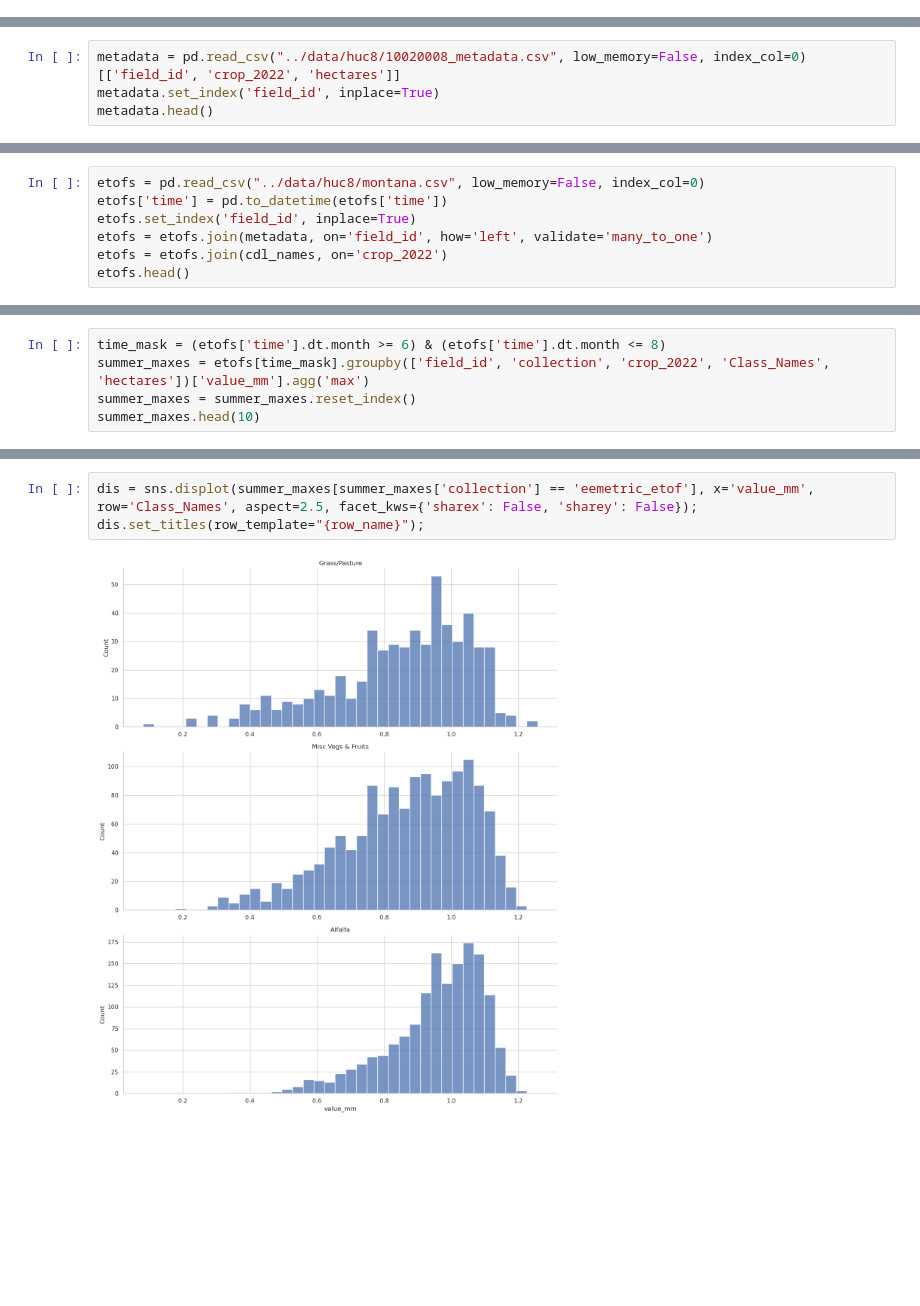
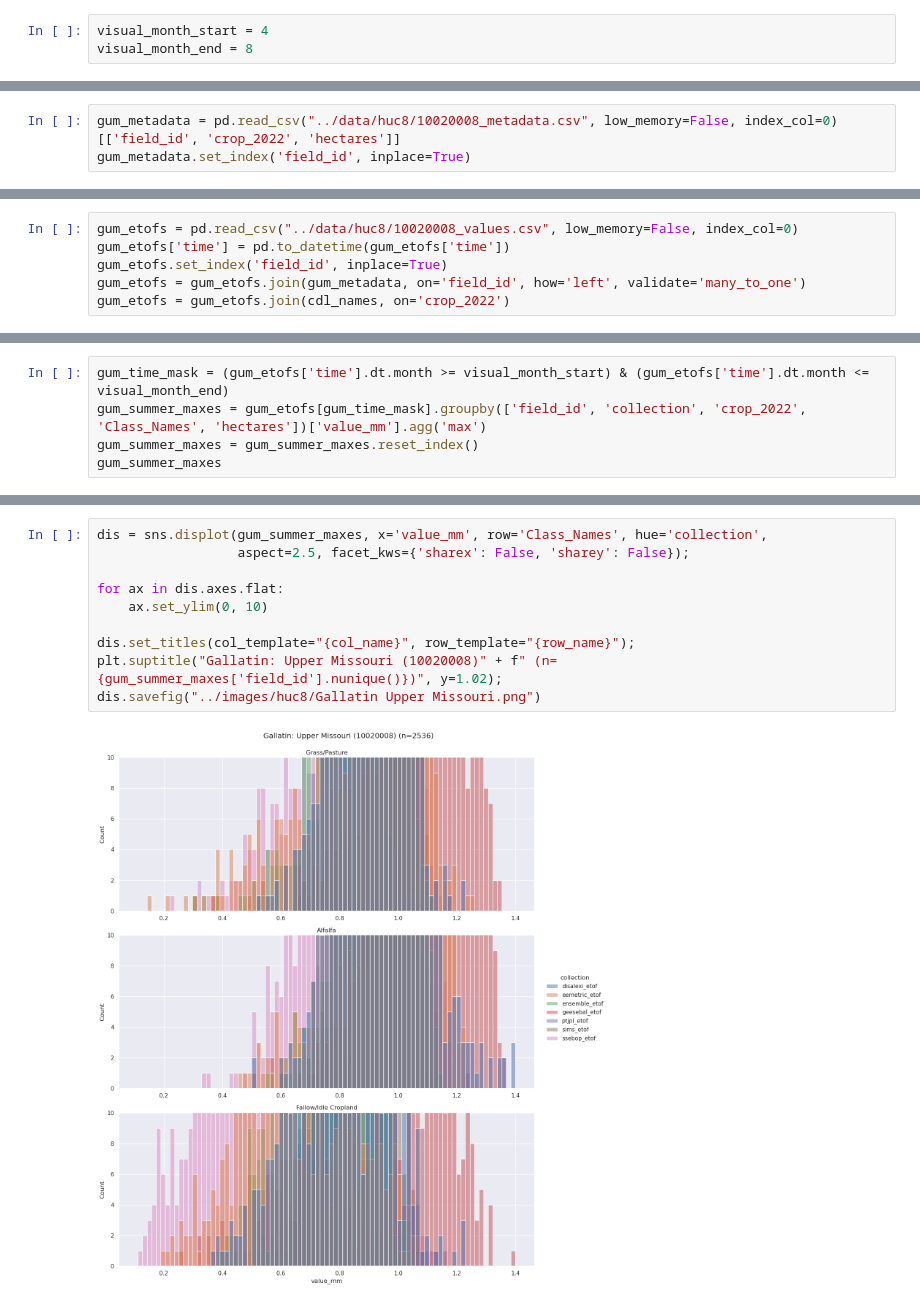
Before and after one commit to watrs-csumb/openet-forecast-analysis, a Jupyter notebook: notebook/huc8_analysis.ipynb, the cells around one changed output, grey strips where cells are left out. Saved outputs shown, nothing was run; the diff lists cells and outputs as text; blank space fills up the shorter version.

```diff
--- a/notebook/huc8_analysis.ipynb
+++ b/notebook/huc8_analysis.ipynb
@@ -25,0 +27,3 @@ Name: Class_Names, Length: 256, dtype: object
+# %%
+visual_month_start = 4
+visual_month_end = 8
@@ -26,4 +32,3 @@ Name: Class_Names, Length: 256, dtype: object
 # %%
-metadata = pd.read_csv("../data/huc8/10020008_metadata.csv", low_memory=False, index_col=0)[['field_id', 'crop_2022', 'hectares']]
-metadata.set_index('field_id', inplace=True)
-metadata.head()
+gum_metadata = pd.read_csv("../data/huc8/10020008_metadata.csv", low_memory=False, index_col=0)[['field_id', 'crop_2022', 'hectares']]
+gum_metadata.set_index('field_id', inplace=True)
@@ -38,7 +35,6 @@ metadata.head()
 # %%
-etofs = pd.read_csv("../data/huc8/montana.csv", low_memory=False, index_col=0)
-etofs['time'] = pd.to_datetime(etofs['time'])
-etofs.set_index('field_id', inplace=True)
-etofs = etofs.join(metadata, on='field_id', how='left', validate='many_to_one')
-etofs = etofs.join(cdl_names, on='crop_2022')
-etofs.head()
+gum_etofs = pd.read_csv("../data/huc8/10020008_values.csv", low_memory=False, index_col=0)
+gum_etofs['time'] = pd.to_datetime(gum_etofs['time'])
+gum_etofs.set_index('field_id', inplace=True)
+gum_etofs = gum_etofs.join(gum_metadata, on='field_id', how='left', validate='many_to_one')
+gum_etofs = gum_etofs.join(cdl_names, on='crop_2022')
@@ -53,7 +41,7 @@ etofs.head()
 # %%
-time_mask = (etofs['time'].dt.month >= 6) & (etofs['time'].dt.month <= 8)
-summer_maxes = etofs[time_mask].groupby(['field_id', 'collection', 'crop_2022', 'Class_Names', 'hectares'])['value_mm'].agg('max')
-summer_maxes = summer_maxes.reset_index()
-summer_maxes.head(10)
+gum_time_mask = (gum_etofs['time'].dt.month >= visual_month_start) & (gum_etofs['time'].dt.month <= visual_month_end)
+gum_summer_maxes = gum_etofs[gum_time_mask].groupby(['field_id', 'collection', 'crop_2022', 'Class_Names', 'hectares'])['value_mm'].agg('max')
+gum_summer_maxes = gum_summer_maxes.reset_index()
+gum_summer_maxes
 # %% [output]
 |  | field_id | collection | crop_2022 | Class_Names | hectares | value_mm |
@@ -72,5 +81,12 @@ summer_maxes.to_csv('10020008_060708_2022_etof_max.csv')
 # %%
-dis = sns.displot(summer_maxes[summer_maxes['collection'] == 'eemetric_etof'], x='value_mm', row='Class_Names', aspect=2.5, facet_kws={'sharex': False, 'sharey': False});
-dis.set_titles(row_template="{row_name}");
+dis = sns.displot(gum_summer_maxes, x='value_mm', row='Class_Names', hue='collection',
+                  aspect=2.5, facet_kws={'sharex': False, 'sharey': False});
+
+for ax in dis.axes.flat:
+    ax.set_ylim(0, 10)
+
+dis.set_titles(col_template="{col_name}", row_template="{row_name}");
+plt.suptitle("Gallatin: Upper Missouri (10020008)" + f" (n={gum_summer_maxes['field_id'].nunique()})", y=1.02);
+dis.savefig("../images/huc8/Gallatin Upper Missouri.png")
 # %% [output]
-[figure, old version]
+[figure, new version]
```
Also changed, not shown: parts of 76 cells of this notebook, 1 other file.
